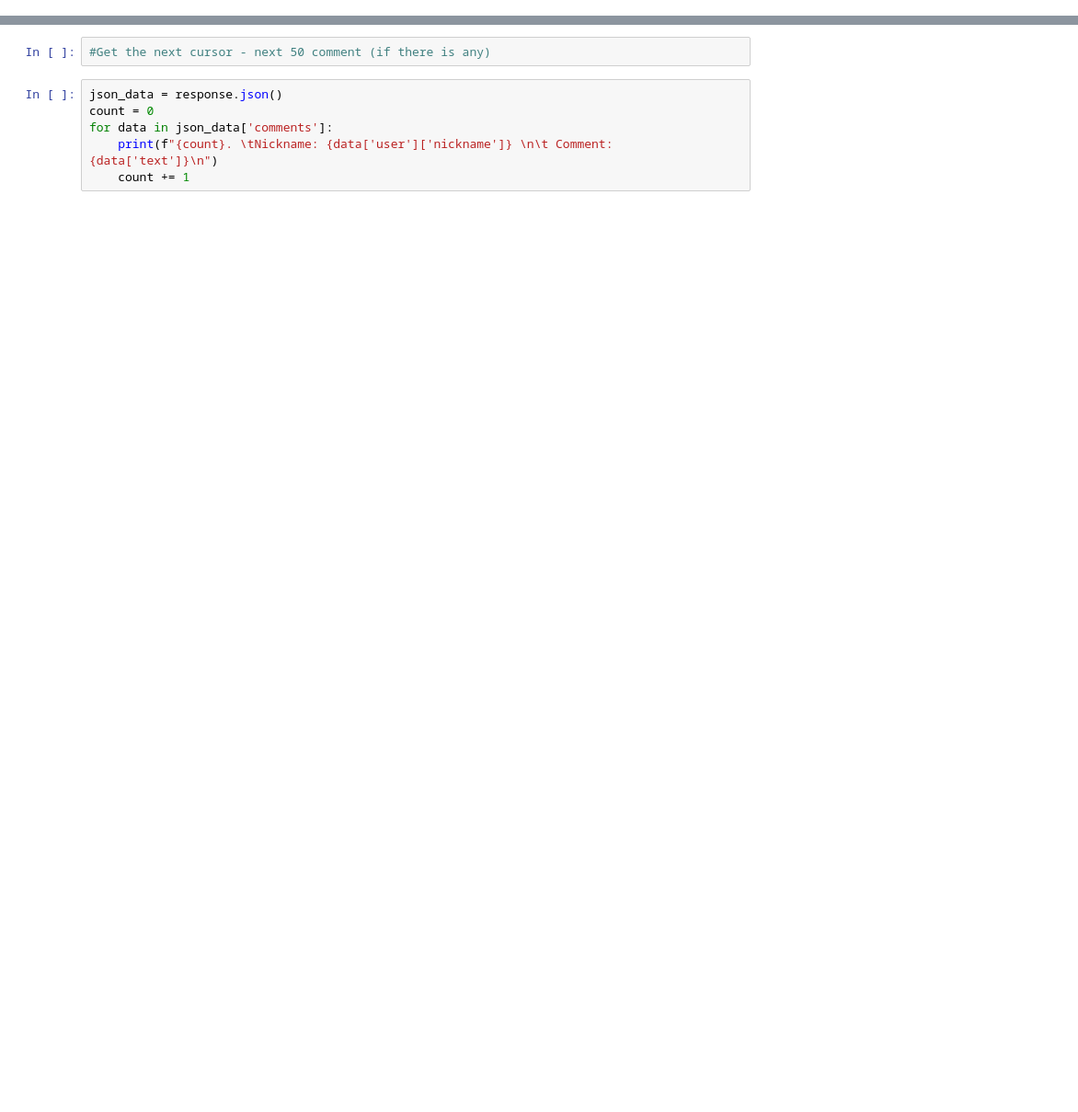
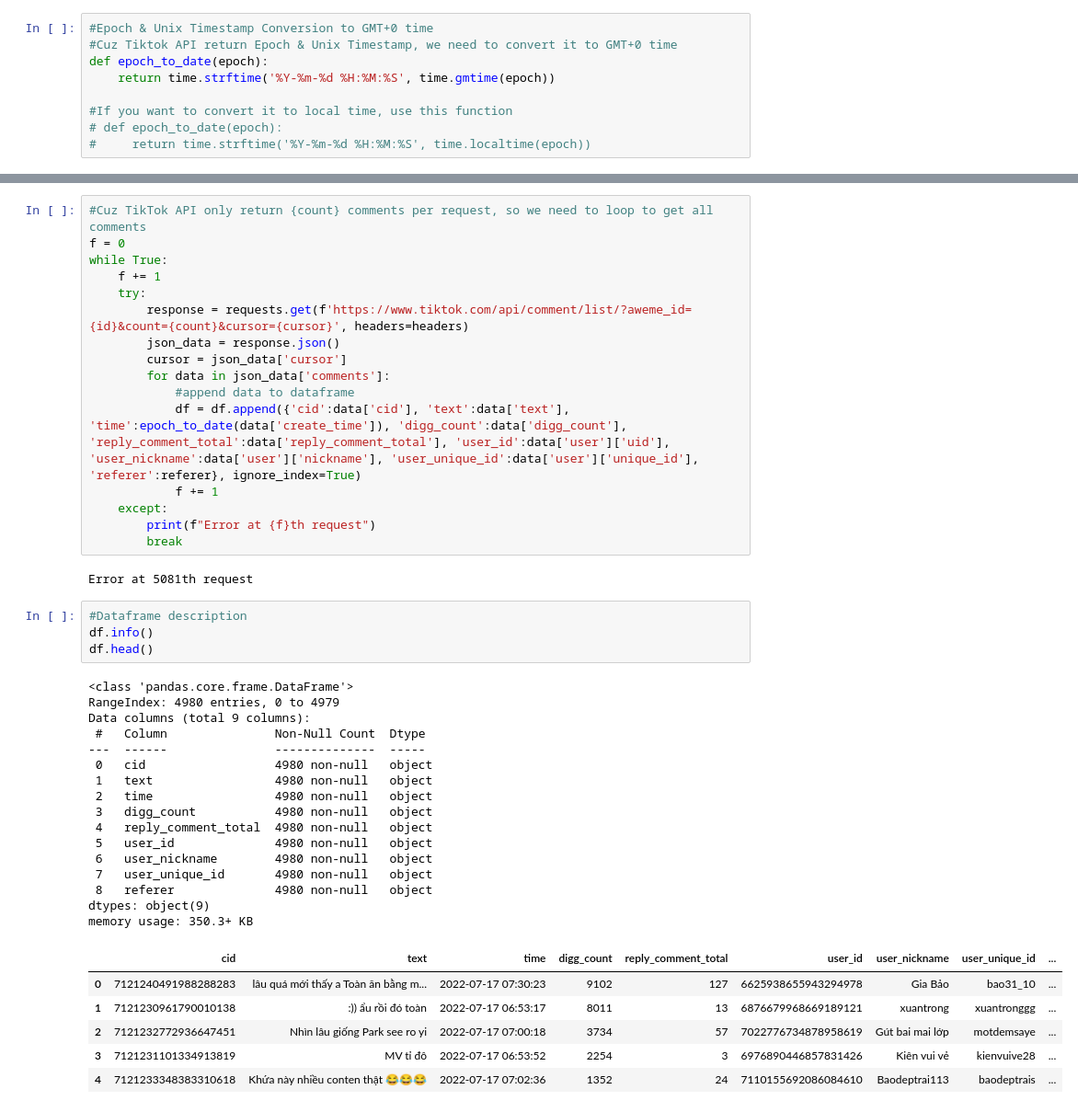
Before and after one commit to thanhENC/tiktok-comments-scrap, a Jupyter notebook: TiktokComments.ipynb, the cells around one changed output, grey strips where cells are left out. Shown at 92% size. Cells and saved outputs as stored; diff of their text form; blank space fills up the shorter version.

Commit message:
TikTok Comments Data

```diff
--- a/TiktokComments.ipynb
+++ b/TiktokComments.ipynb
@@ -10,3 +27,12 @@ referer = 'https://www.tiktok.com/@toanchodien23/video/7121230509027478810'
+# %%
+#Epoch & Unix Timestamp Conversion to GMT+0 time
+#Cuz Tiktok API return Epoch & Unix Timestamp, we need to convert it to GMT+0 time
+def epoch_to_date(epoch):
+    return time.strftime('%Y-%m-%d %H:%M:%S', time.gmtime(epoch))
+
+#If you want to convert it to local time, use this function
+# def epoch_to_date(epoch):
+#     return time.strftime('%Y-%m-%d %H:%M:%S', time.localtime(epoch))
 # %%
 cookies = {
     '_ttp': '29R1dUogCz9evh5bjMrLFIxQJ3L',
@@ -79,8 +85,45 @@ for data in json_data['comments']:
-# %%
-#Get the next cursor - next 50 comment (if there is any)
-# %%
-json_data = response.json()
-count = 0
-for data in json_data['comments']:
-    print(f"{count}. \tNickname: {data['user']['nickname']} \n\t Comment: {data['text']}\n")
-    count += 1
+# %%
+#Cuz TikTok API only return {count} comments per request, so we need to loop to get all comments
+f = 0
+while True:
+    f += 1
+    try:
+        response = requests.get(f'https://www.tiktok.com/api/comment/list/?aweme_id={id}&count={count}&cursor={cursor}', headers=headers)
+        json_data = response.json()
+        cursor = json_data['cursor']
+        for data in json_data['comments']:
+            #append data to dataframe
+            df = df.append({'cid':data['cid'], 'text':data['text'], 'time':epoch_to_date(data['create_time']), 'digg_count':data['digg_count'], 'reply_comment_total':data['reply_comment_total'], 'user_id':data['user']['uid'], 'user_nickname':data['user']['nickname'], 'user_unique_id':data['user']['unique_id'], 'referer':referer}, ignore_index=True)
+            f += 1
+    except:
+        print(f"Error at {f}th request")
+        break
+# %% [output]
+Error at 5081th request
+# %%
+#Dataframe description
+df.info()
+df.head()
+# %% [output]
+<class 'pandas.core.frame.DataFrame'>
+RangeIndex: 4980 entries, 0 to 4979
+Data columns (total 9 columns):
+ #   Column               Non-Null Count  Dtype
+---  ------               --------------  -----
+ 0   cid                  4980 non-null   object
+ 1   text                 4980 non-null   object
+ 2   time                 4980 non-null   object
+ 3   digg_count           4980 non-null   object
+ 4   reply_comment_total  4980 non-null   object
+ 5   user_id              4980 non-null   object
+ 6   user_nickname        4980 non-null   object
+ 7   user_unique_id       4980 non-null   object
+ 8   referer              4980 non-null   object
+dtypes: object(9)
+memory usage: 350.3+ KB
+|  | cid | text | time | digg_count | reply_comment_total | user_id | user_nickname | user_unique_id | ... |
+| 0 | 7121240491988288283 | lâu quá mới thấy a Toàn ăn bằng m... | 2022-07-17 07:30:23 | 9102 | 127 | 6625938655943294978 | Gia Bảo | bao31_10 | ... |
+| 1 | 7121230961790010138 | :)) ẩu rồi đó toàn | 2022-07-17 06:53:17 | 8011 | 13 | 6876679968669189121 | xuantrong | xuantronggg | ... |
+| 2 | 7121232772936647451 | Nhìn lâu giống Park see ro yi | 2022-07-17 07:00:18 | 3734 | 57 | 7022776734878958619 | Gút bai mai lớp | motdemsaye | ... |
+| 3 | 7121231101334913819 | MV tỉ đô | 2022-07-17 06:53:52 | 2254 | 3 | 6976890446857831426 | Kiên vui vẻ | kienvuive28 | ... |
+| 4 | 7121233348383310618 | Khứa này nhiều conten thật 😂😂😂 | 2022-07-17 07:02:36 | 1352 | 24 | 7110155692086084610 | Baodeptrai113 | baodeptrais | ... |
```
Also changed, not shown: parts of 5 cells of this notebook.
